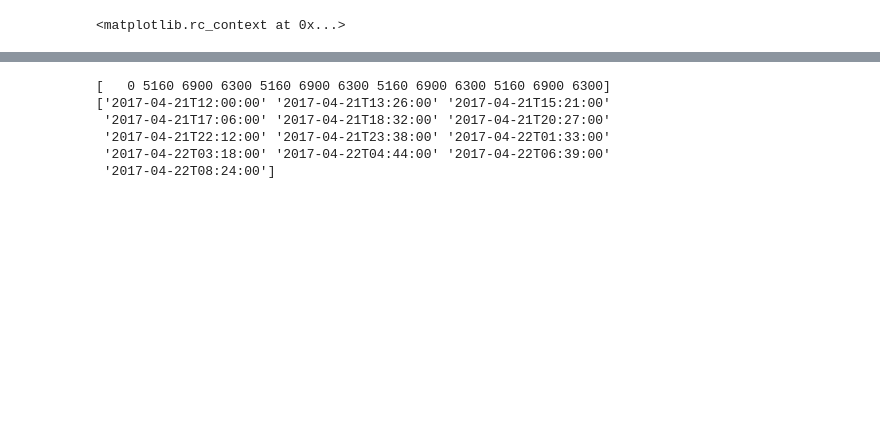
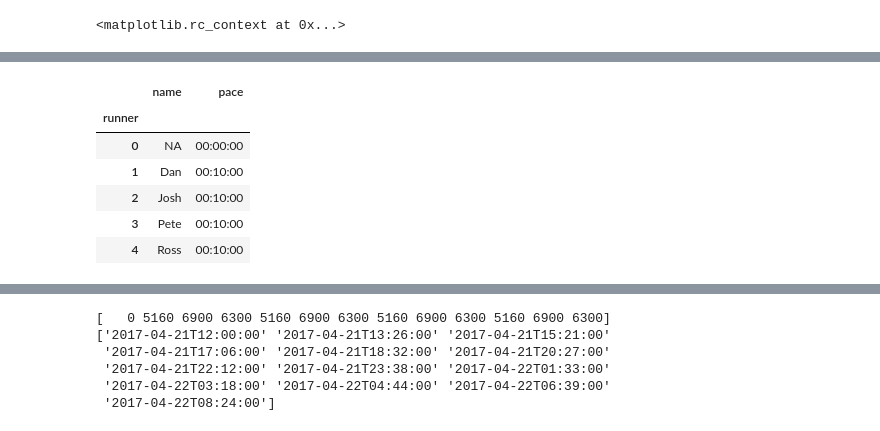
Before and after one commit to peterfpeterson/musings, a Jupyter notebook: AtlantaRagnar2017.ipynb, the cells around one changed output, grey strips where cells are left out. Drawn from its saved outputs; the diff is of its cells as text; code cells hidden in the pictures; blank space fills up the shorter version.

```diff
--- a/AtlantaRagnar2017.ipynb
+++ b/AtlantaRagnar2017.ipynb
@@ -23,0 +63,18 @@ ultra [  0.    8.6  11.5  10.5   8.6  11.5  10.5   8.6  11.5  10.5   8.6  11.5
+# %%
+runners = pd.DataFrame({'runner':np.arange(5),
+                        'name':['NA', 'Dan', 'Josh', 'Pete', 'Ross'],
+                        'pace':[np.timedelta64(int(0), 's'),
+                                np.timedelta64(int(10*60), 's'),
+                                np.timedelta64(int(10*60), 's'),
+                                np.timedelta64(int(10*60), 's'),
+                                np.timedelta64(int(10*60), 's')]})
+runners = runners.set_index('runner') # must be a better way
+runners
+# %% [output]
+|  | name | pace |
+| runner |  |  |
+| 0 | NA | 00:00:00 |
+| 1 | Dan | 00:10:00 |
+| 2 | Josh | 00:10:00 |
+| 3 | Pete | 00:10:00 |
+| 4 | Ross | 00:10:00 |
```
Also changed, not shown: parts of 6 cells of this notebook.
